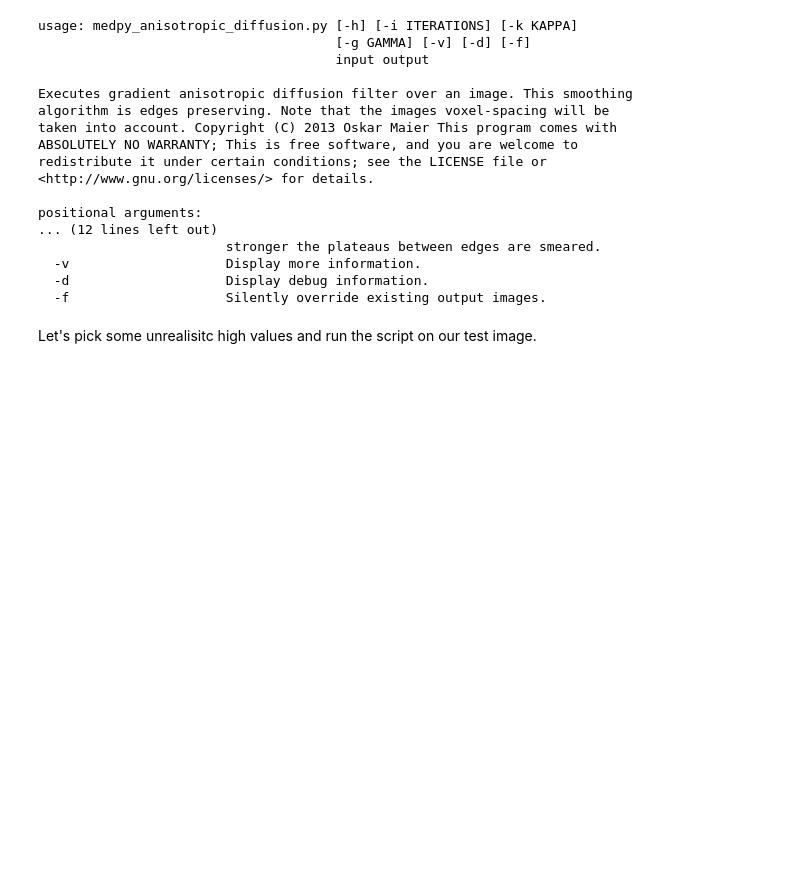
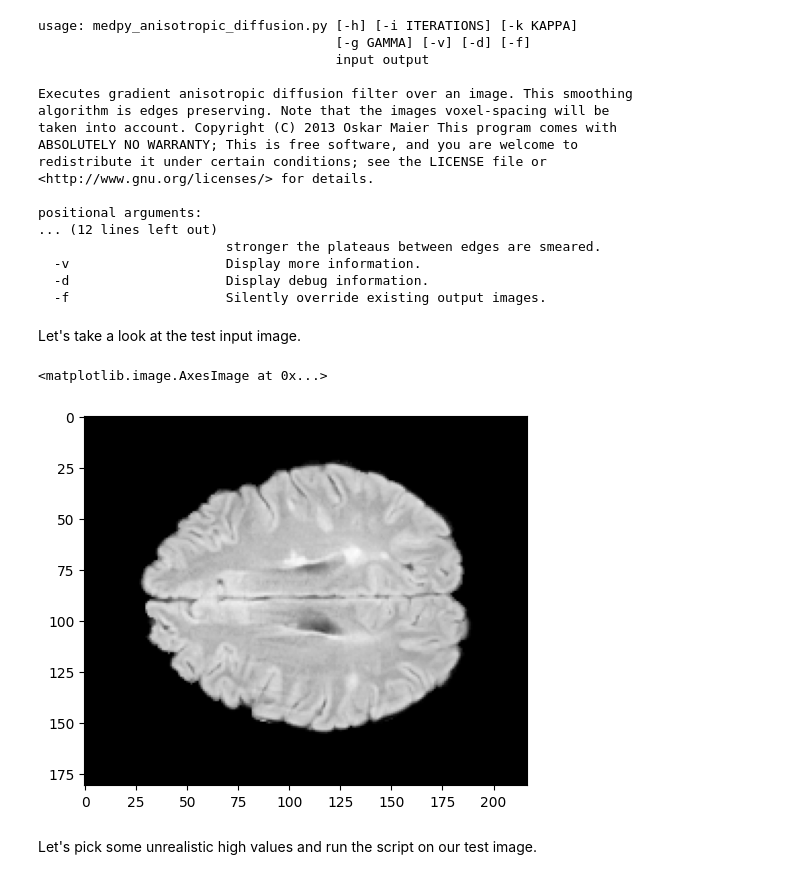
Before and after one commit to loli/medpy, a Jupyter notebook: notebooks/scripts/medpy_anisotropic_diffusion.py.ipynb, the cells around one changed output. Drawn from its saved outputs; the diff is of its cells as text; code cells hidden in the pictures; blank space fills up the shorter version.

```diff
--- a/notebooks/scripts/medpy_anisotropic_diffusion.py.ipynb
+++ b/notebooks/scripts/medpy_anisotropic_diffusion.py.ipynb
@@ -20,6 +26,14 @@ positional arguments:
   -v                    Display more information.
   -d                    Display debug information.
   -f                    Silently override existing output images.
+# %% [markdown]
+Let's take a look at the test input image.
+# %%
+i, _ = load("resources/flair.nii.gz")
+plt.imshow(i, cmap = cm.Greys_r)
+# %% [output]
+<matplotlib.image.AxesImage at 0x...>
+[figure, added]
 # %% [markdown]
-Let's pick some unrealisitc high values and run the script on our test image.
+Let's pick some unrealistic high values and run the script on our test image.
 # %%
```
Also changed, not shown: parts of 6 cells of this notebook, 20 other files.
